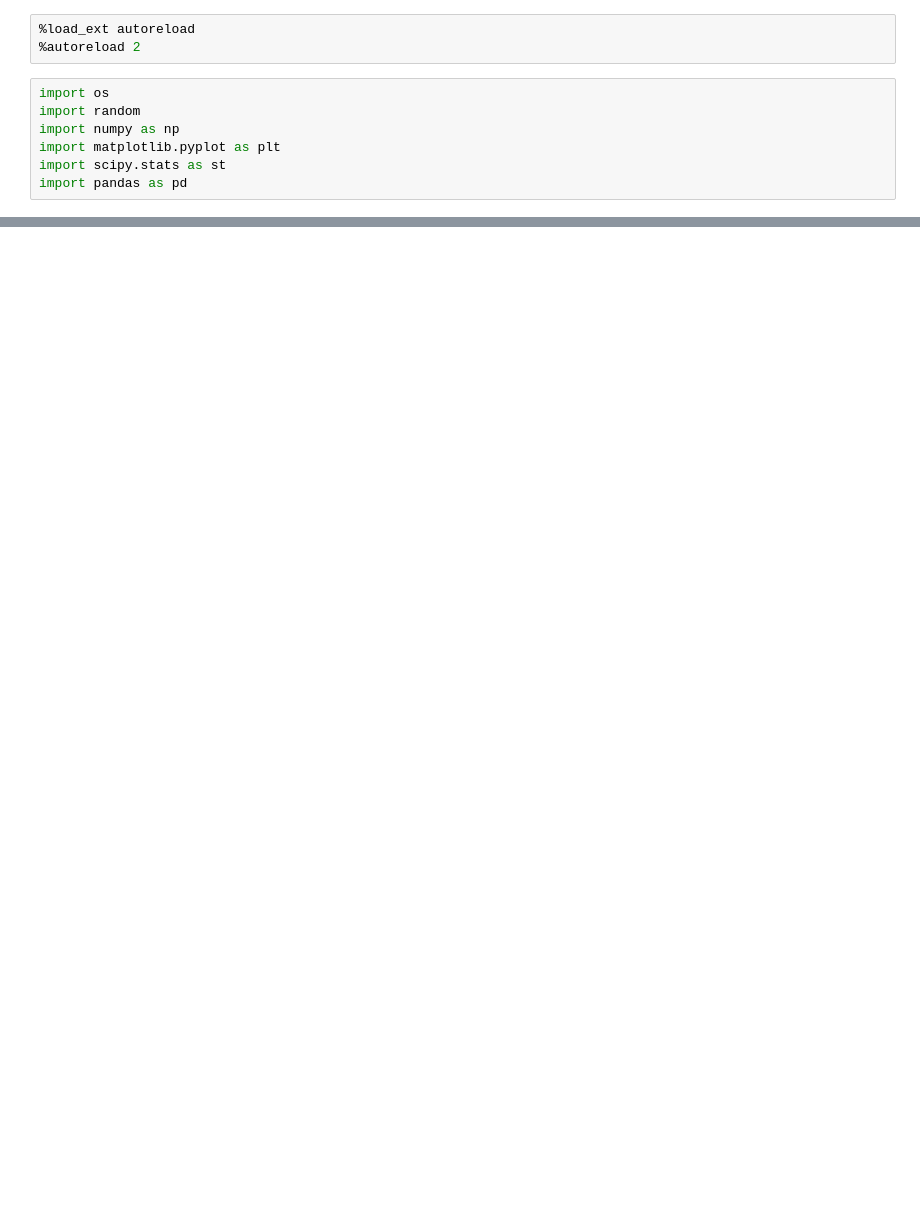
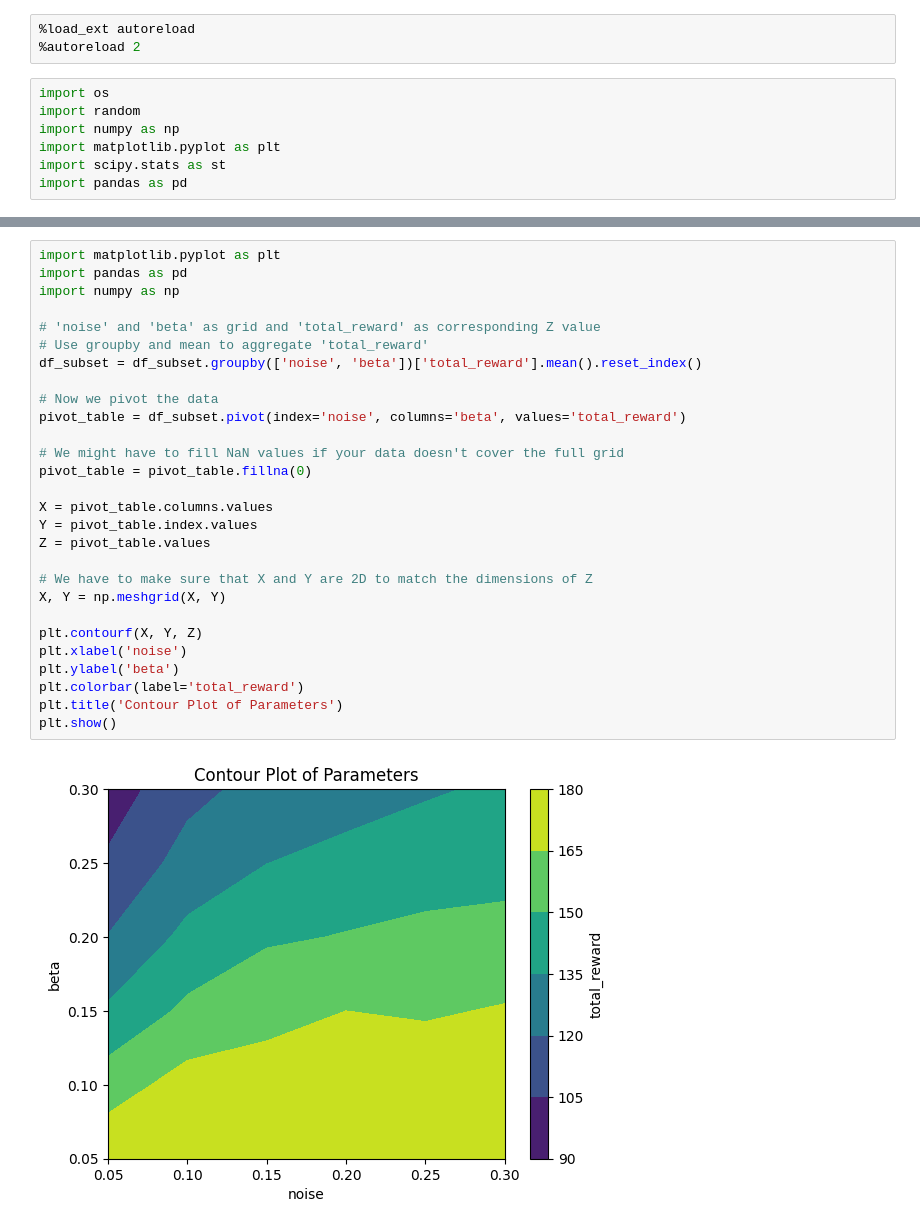
Before and after one commit to taikicoco/gauusian_process_bandit, a Jupyter notebook: app/bandit/results/plot.ipynb, the cells around one changed output, grey strips where cells are left out. Cells and saved outputs as stored; diff of their text form; blank space fills up the shorter version.

```diff
--- a/app/bandit/results/plot.ipynb
+++ b/app/bandit/results/plot.ipynb
@@ -47 +47,31 @@ plt.show()
+# %%
+import matplotlib.pyplot as plt
+import pandas as pd
+import numpy as np
+
+# 'noise' and 'beta' as grid and 'total_reward' as corresponding Z value
+# Use groupby and mean to aggregate 'total_reward'
+df_subset = df_subset.groupby(['noise', 'beta'])['total_reward'].mean().reset_index()
+
+# Now we pivot the data
+pivot_table = df_subset.pivot(index='noise', columns='beta', values='total_reward')
+
+# We might have to fill NaN values if your data doesn't cover the full grid
+pivot_table = pivot_table.fillna(0)
+
+X = pivot_table.columns.values
+Y = pivot_table.index.values
+Z = pivot_table.values
+
+# We have to make sure that X and Y are 2D to match the dimensions of Z
+X, Y = np.meshgrid(X, Y)
+
+plt.contourf(X, Y, Z)
+plt.xlabel('noise')
+plt.ylabel('beta')
+plt.colorbar(label='total_reward')
+plt.title('Contour Plot of Parameters')
+plt.show()
+# %% [output]
+[figure, added]
 # %%
```
Also changed, not shown: parts of 11 cells of this notebook, 3 other files.
